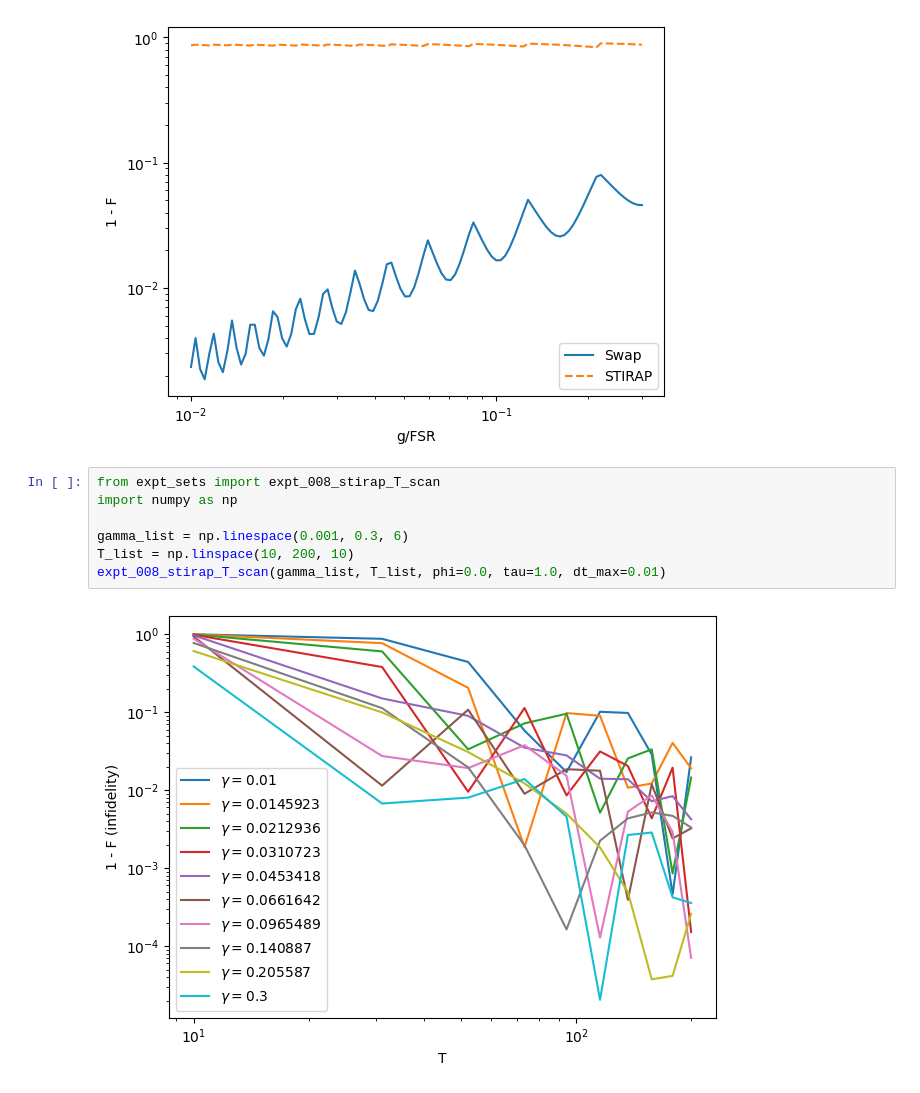
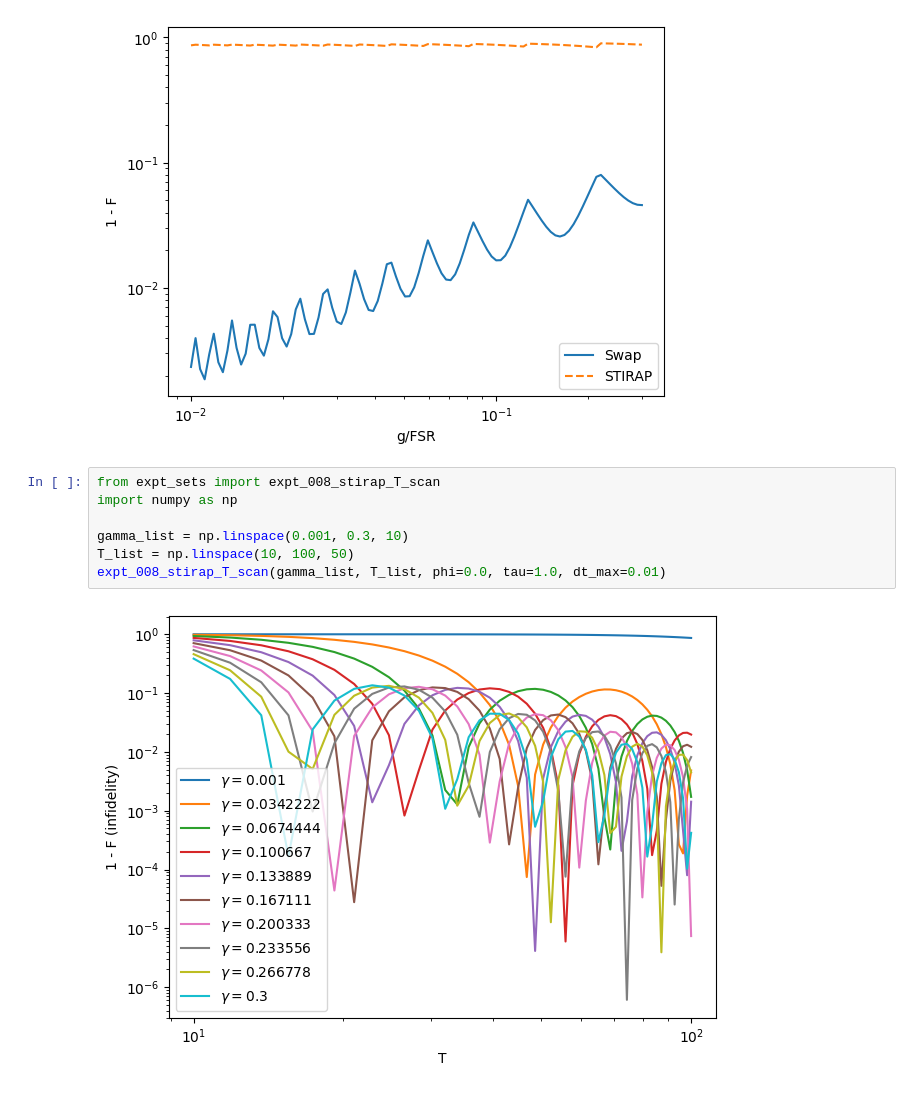
Before and after one commit to Taitoos2/non_markovian_qubit_swap, a Jupyter notebook: Idea_3.ipynb, the cells around one changed output. Cells and saved outputs as stored; diff of their text form.

```diff
--- a/Idea_3.ipynb
+++ b/Idea_3.ipynb
@@ -103,9 +130,9 @@ expt_007_stira_and_swap(gamma_list=gamma_list, phi=0.0, tau=1.0, dt_max=0.01)
 # %%
 from expt_sets import expt_008_stirap_T_scan
 import numpy as np
 
-gamma_list = np.linespace(0.001, 0.3, 6)
-T_list = np.linspace(10, 200, 10)
+gamma_list = np.linspace(0.001, 0.3, 10)
+T_list = np.linspace(10, 100, 50)
 expt_008_stirap_T_scan(gamma_list, T_list, phi=0.0, tau=1.0, dt_max=0.01)
 # %% [output]
-[figure, old version]
+[figure, new version]
```
Also changed, not shown: parts of 7 cells of this notebook.
